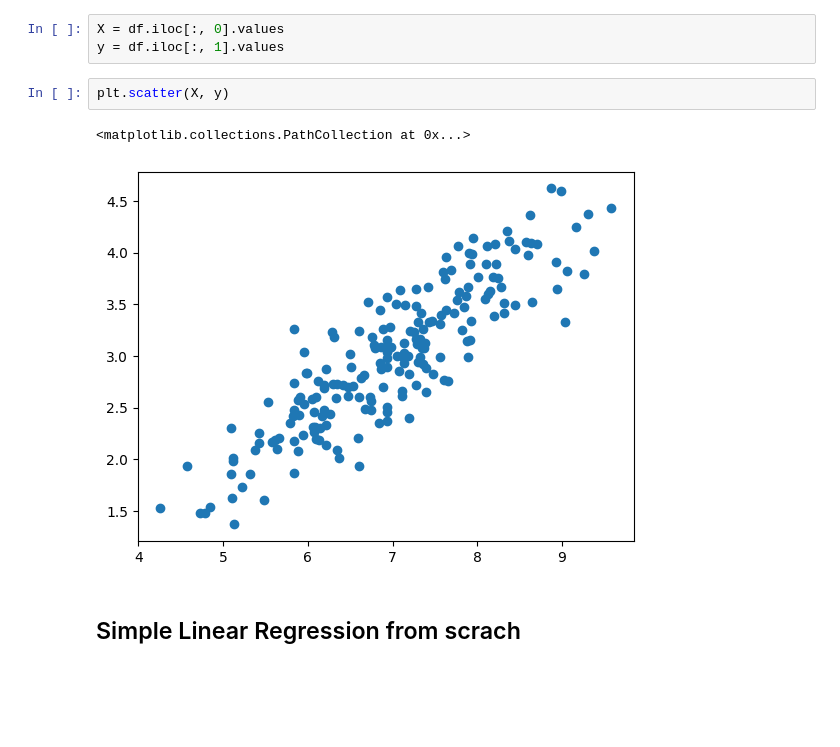
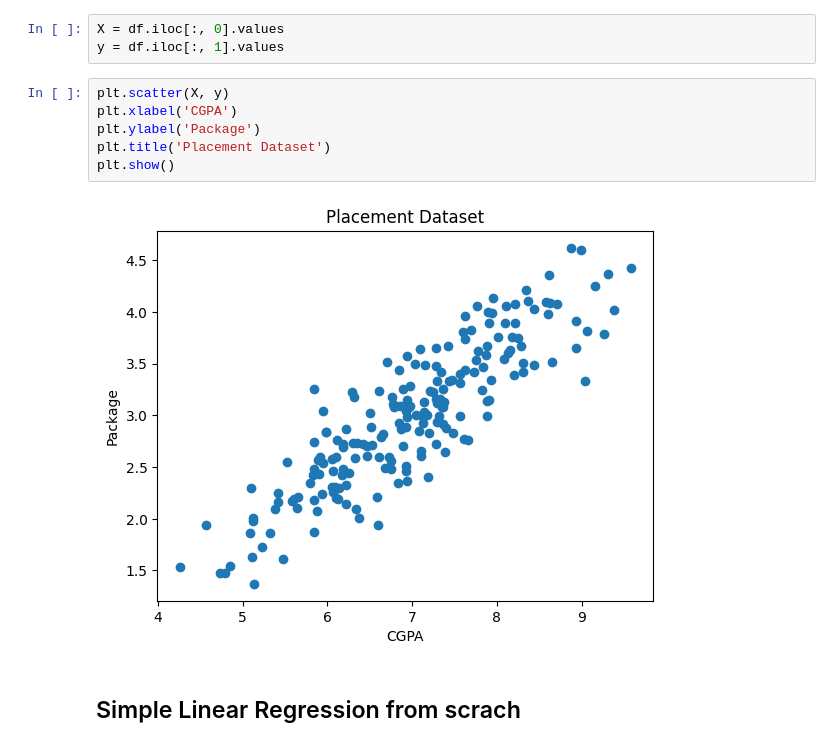
Before and after one commit to shubhamdey01/ML-From-Scratch, a Jupyter notebook: SimpleLinearRegression.ipynb, the cells around one changed output. Drawn from its saved outputs; the diff is of its cells as text; blank space fills up the shorter version.

Commit message:
added plots

```diff
--- a/SimpleLinearRegression.ipynb
+++ b/SimpleLinearRegression.ipynb
@@ -21,9 +21,12 @@ X = df.iloc[:, 0].values
 y = df.iloc[:, 1].values
 # %%
 plt.scatter(X, y)
+plt.xlabel('CGPA')
+plt.ylabel('Package')
+plt.title('Placement Dataset')
+plt.show()
 # %% [output]
-<matplotlib.collections.PathCollection at 0x...>
-[figure, old version]
+[figure, new version]
 # %% [markdown]
 ## Simple Linear Regression from scrach
 # %%
```
Also changed, not shown: parts of 5 cells of this notebook, 1 other file.
